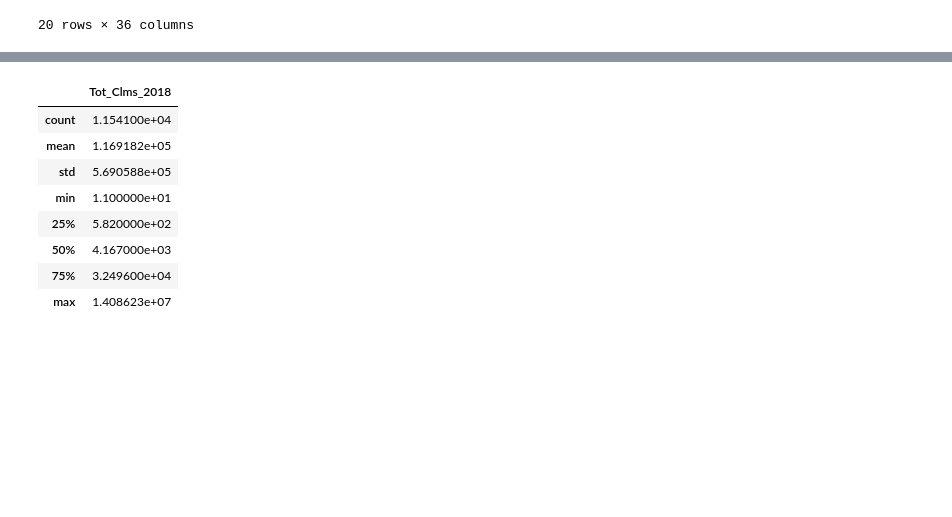
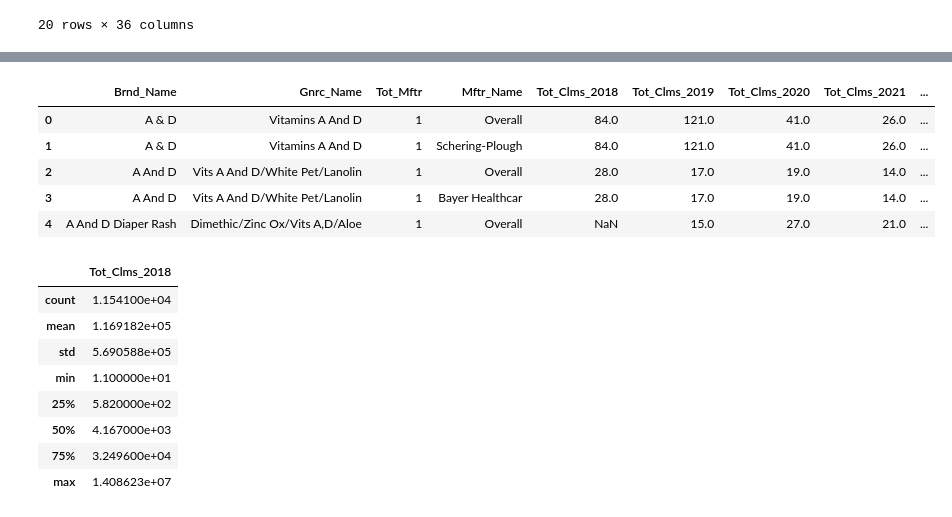
Before and after one commit to natalieassaad/visualization, a Jupyter notebook: assignment/assignment.ipynb, the cells around one changed output, grey strips where cells are left out. Cells and saved outputs as stored; diff of their text form; code cells hidden in the pictures; blank space fills up the shorter version.

```diff
--- a/assignment/assignment.ipynb
+++ b/assignment/assignment.ipynb
@@ -303,3 +324,15 @@ med.head(20)
+# %%
+# subset the' dataset by only the columns that we're interested in
+fav_cols = ['Brnd_Name', 'Gnrc_Name', 'Tot_Mftr', 'Mftr_Name', 'Tot_Clms_2018', 'Tot_Clms_2019', 'Tot_Clms_2020', 'Tot_Clms_2021','Tot_Spndng_2018', 'Tot_Spndng_2019', 'Tot_Spndng_2020', 'Tot_Spndng_2021']
+med = med_dataset.filter(fav_cols)
+med.head()
+# %% [output]
+|  | Brnd_Name | Gnrc_Name | Tot_Mftr | Mftr_Name | Tot_Clms_2018 | Tot_Clms_2019 | Tot_Clms_2020 | Tot_Clms_2021 | ... |
+| 0 | A & D | Vitamins A And D | 1 | Overall | 84.0 | 121.0 | 41.0 | 26.0 | ... |
+| 1 | A & D | Vitamins A And D | 1 | Schering-Plough | 84.0 | 121.0 | 41.0 | 26.0 | ... |
+| 2 | A And D | Vits A And D/White Pet/Lanolin | 1 | Overall | 28.0 | 17.0 | 19.0 | 14.0 | ... |
+| 3 | A And D | Vits A And D/White Pet/Lanolin | 1 | Bayer Healthcar | 28.0 | 17.0 | 19.0 | 14.0 | ... |
+| 4 | A And D Diaper Rash | Dimethic/Zinc Ox/Vits A,D/Aloe | 1 | Overall | NaN | 15.0 | 27.0 | 21.0 | ... |
 # %%
 # Tot_Clms_2018 (and 2019,2021,2022)
   # I think it could be interesting to compare the total amount of prescriptions filled for different kinds of drugs.
```
Also changed, not shown: parts of 8 cells of this notebook.
